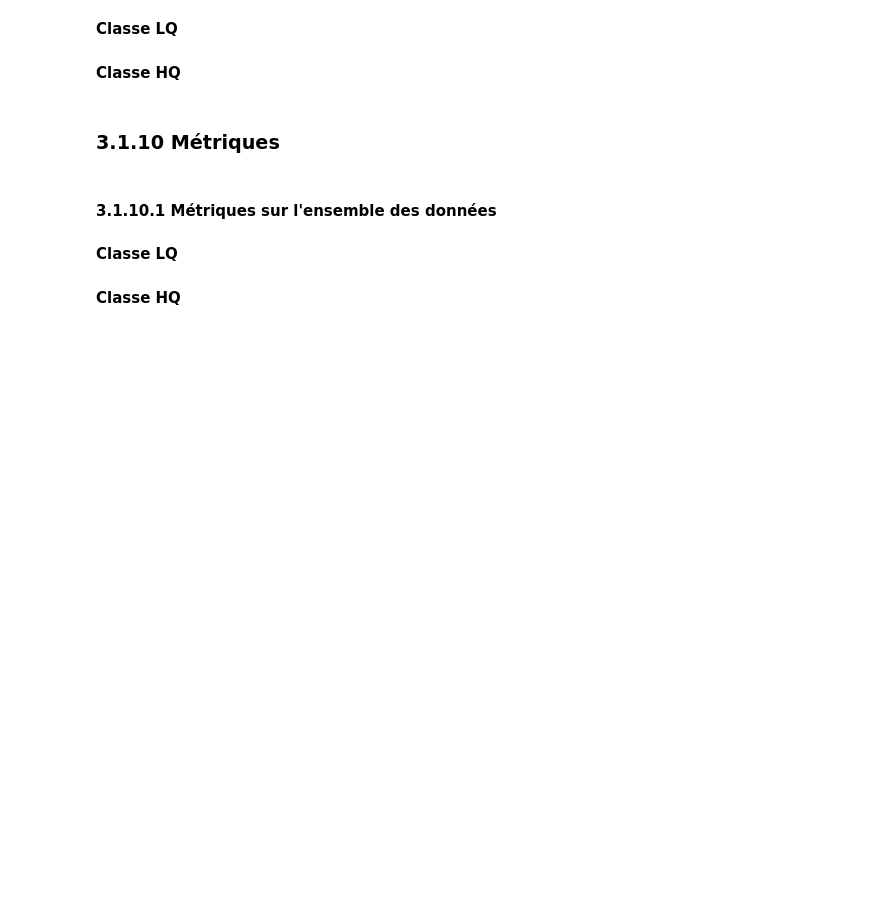
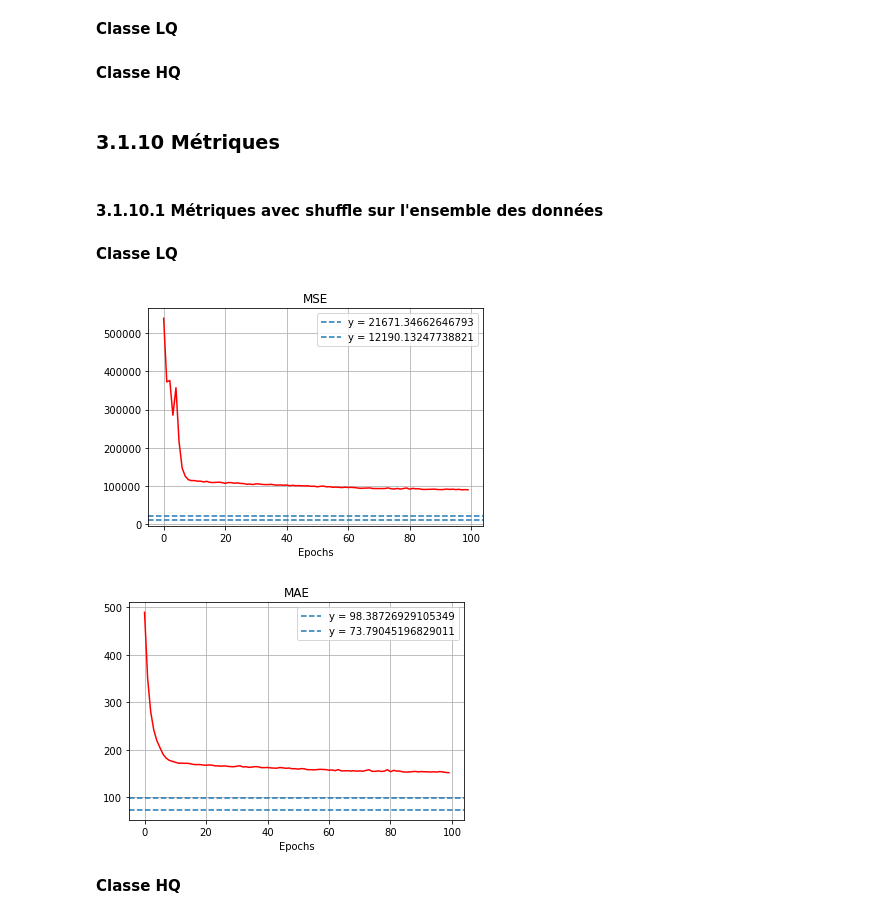
Before and after one commit to scastets/Projet4MA_Hydrologie, a Jupyter notebook: Notebooks/Projet4MA.ipynb, the cells around one changed output. Saved outputs shown, nothing was run; the diff lists cells and outputs as text; code cells hidden in the pictures; blank space fills up the shorter version.

Commit message:
predictions hydro

```diff
--- a/Notebooks/Projet4MA.ipynb
+++ b/Notebooks/Projet4MA.ipynb
@@ -967,8 +963,33 @@ history_HQ_R = model_HQ.fit(x_hydro_HQ_train_R,  y_hydro_HQ_train_R, epochs = ep
 # %% [markdown]
 ### 3.1.10 Métriques
 # %% [markdown]
-#### 3.1.10.1 Métriques sur l'ensemble des données
+#### 3.1.10.1 Métriques avec shuffle sur l'ensemble des données
+# %%
+h_LQ=pd.DataFrame(data=history_LQ.history)
+h_HQ=pd.DataFrame(data=history_HQ.history)
 # %% [markdown]
 **Classe LQ**
+# %%
+# Métriques
+plt.plot(h_LQ['mse'],'r')
+plt.title('MSE')
+plt.xlabel('Epochs')
+plt.axhline(np.mean(y_hydro_LQ_train**2)*0.04,ls='--',label='y = ' + str(0.04*np.mean(y_hydro_LQ_train**2)))
+plt.axhline(np.mean(y_hydro_LQ_train**2)*0.15**2,ls='--',label='y = ' + str(0.15**2*np.mean(y_hydro_LQ_train**2)))
+plt.legend()
+plt.grid()
+plt.show()
+
+plt.plot(h_LQ['mae'],'r')
+plt.title('MAE')
+plt.xlabel('Epochs')
+plt.axhline(0.2*np.mean(y_hydro_LQ_train),ls='--',label='y = ' +str(0.2*np.mean(y_hydro_LQ_train)))
+plt.axhline(0.15*np.mean(y_hydro_LQ_train),ls='--',label='y = ' +str(0.15*np.mean(y_hydro_LQ_train)))
+plt.legend()
+plt.grid()
+plt.show()
+# %% [output]
+[figure, added]
+[figure, added]
 # %% [markdown]
 **Classe HQ**
```
Also changed, not shown: parts of 32 cells of this notebook.
